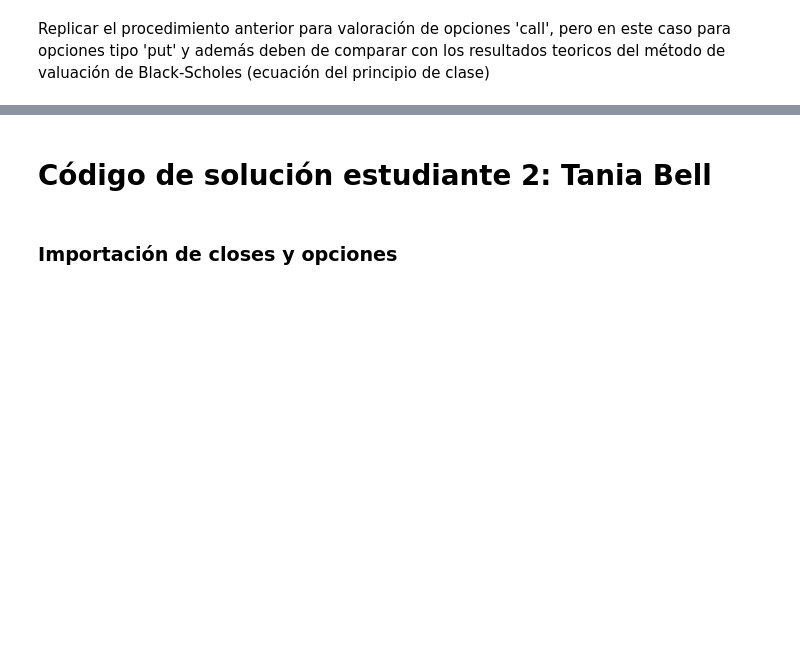
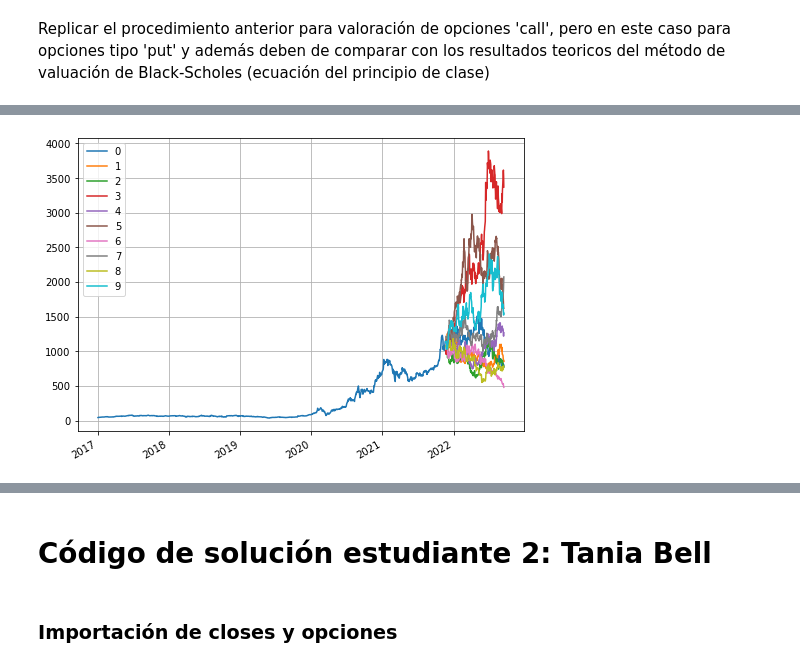
Before and after one commit to leonardoaceves/Tarea8_JLACEVES_TNICHOLLS, a Jupyter notebook: Tarea8_JLACEVES_TNICHOLLS.ipynb, the cells around one changed output, grey strips where cells are left out. Drawn from its saved outputs; the diff is of its cells as text; code cells hidden in the pictures; blank space fills up the shorter version.

```diff
--- a/Tarea8_JLACEVES_TNICHOLLS.ipynb
+++ b/Tarea8_JLACEVES_TNICHOLLS.ipynb
@@ -58,0 +69,13 @@ ax.axvline(put06_f1.Underlying_Price.iloc[0], color='g')
+# %%
+r = 0.00018/360
+dates = pd.date_range(start = pd.to_datetime(date.today()),
+                      end = '2022-09-16',
+                      freq = 'B')
+simulacion_retorno = pd.DataFrame(sigma_tsla * np.random.randn(len(dates), 10) + r,
+                       index = dates)
+simulacion_retorno.cumsum()
+simulacion_tsla = tsla[-1] * np.exp(simulacion_retorno.cumsum())
+pd.concat([tsla, simulacion_tsla]).plot(figsize = (8,6))
+plt.grid()
+# %% [output]
+[figure, added]
```
Also changed, not shown: parts of 14 cells of this notebook.
